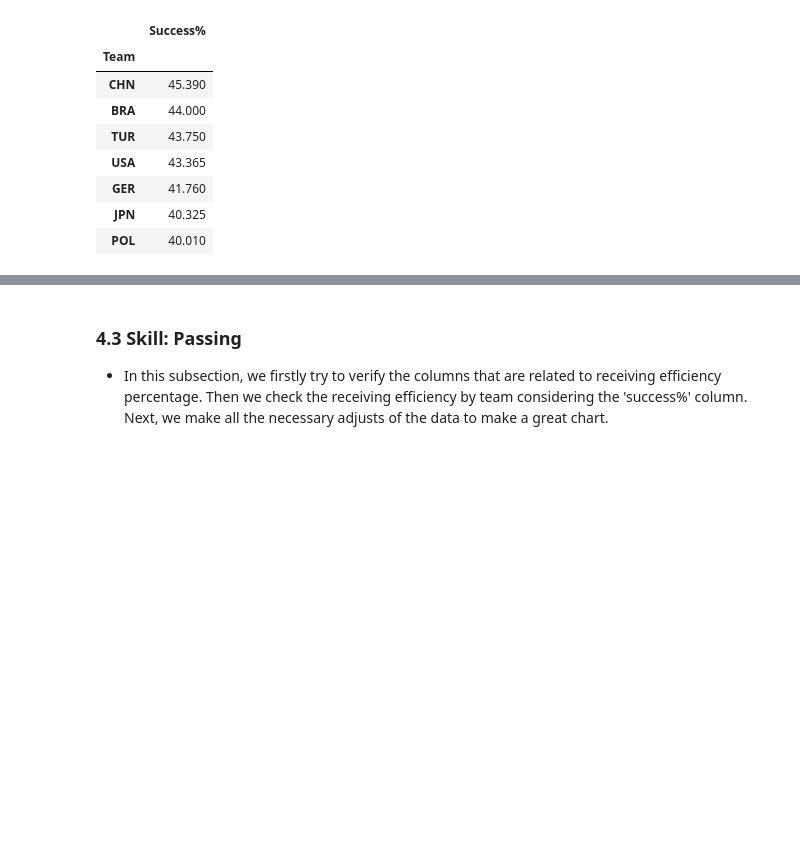
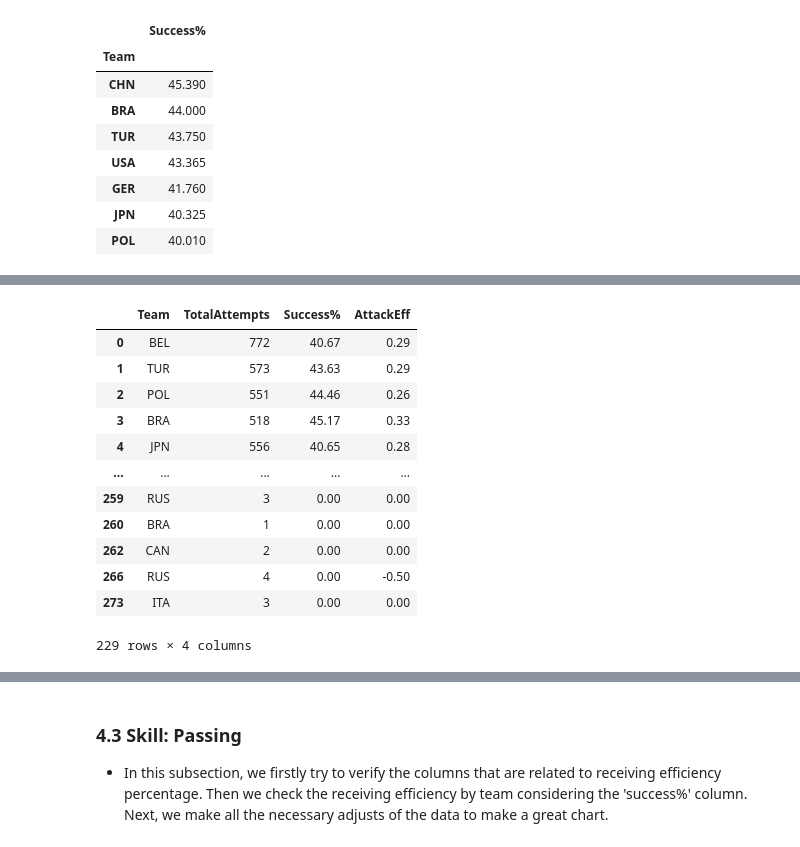
Before and after one commit to ThaisGabriele/DataAnalysisProjects, a Jupyter notebook: Analysing_VNL2021/vnl2021.ipynb, the cells around one changed output, grey strips where cells are left out. Drawn from its saved outputs; the diff is of its cells as text; code cells hidden in the pictures; blank space fills up the shorter version.

```diff
--- a/Analysing_VNL2021/vnl2021.ipynb
+++ b/Analysing_VNL2021/vnl2021.ipynb
@@ -453,0 +503,16 @@ attack_median = attack_success.groupby('Team').median()
+# %%
+df_eff
+# %% [output]
+|  | Team | TotalAttempts | Success% | AttackEff |
+| 0 | BEL | 772 | 40.67 | 0.29 |
+| 1 | TUR | 573 | 43.63 | 0.29 |
+| 2 | POL | 551 | 44.46 | 0.26 |
+| 3 | BRA | 518 | 45.17 | 0.33 |
+| 4 | JPN | 556 | 40.65 | 0.28 |
+| ... | ... | ... | ... | ... |
+| 259 | RUS | 3 | 0.00 | 0.00 |
+| 260 | BRA | 1 | 0.00 | 0.00 |
+| 262 | CAN | 2 | 0.00 | 0.00 |
+| 266 | RUS | 4 | 0.00 | -0.50 |
+| 273 | ITA | 3 | 0.00 | 0.00 |
+229 rows × 4 columns
```
Also changed, not shown: parts of 19 cells of this notebook.
